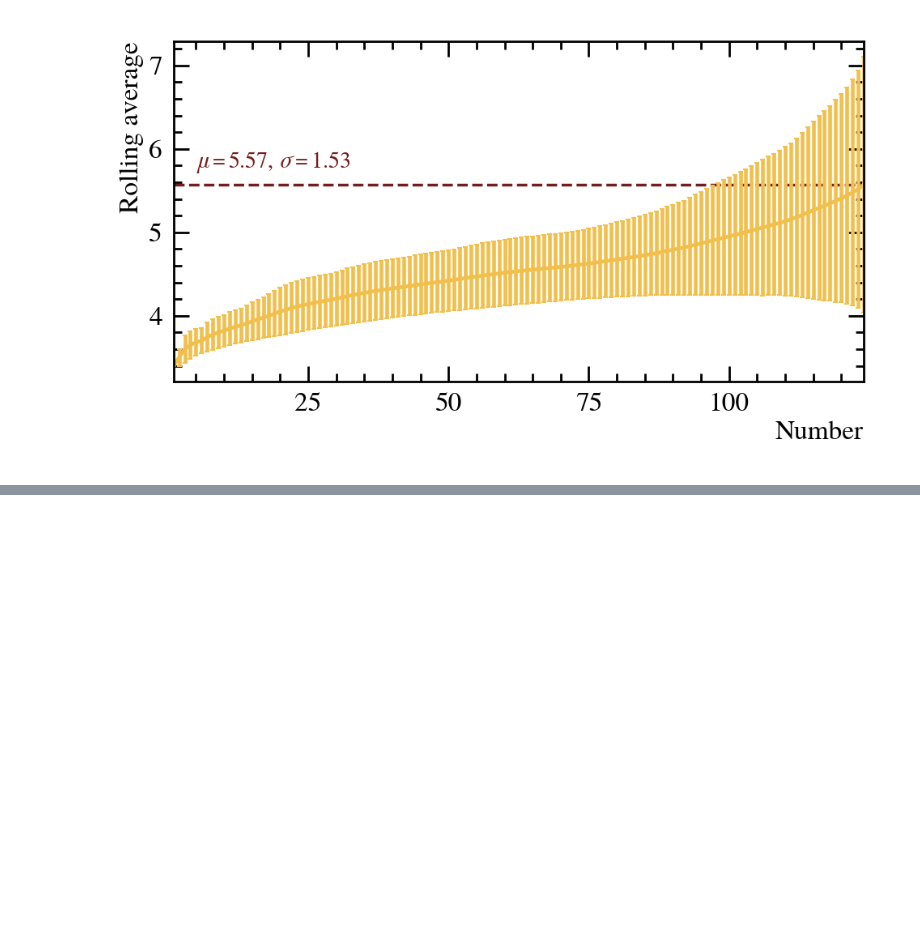
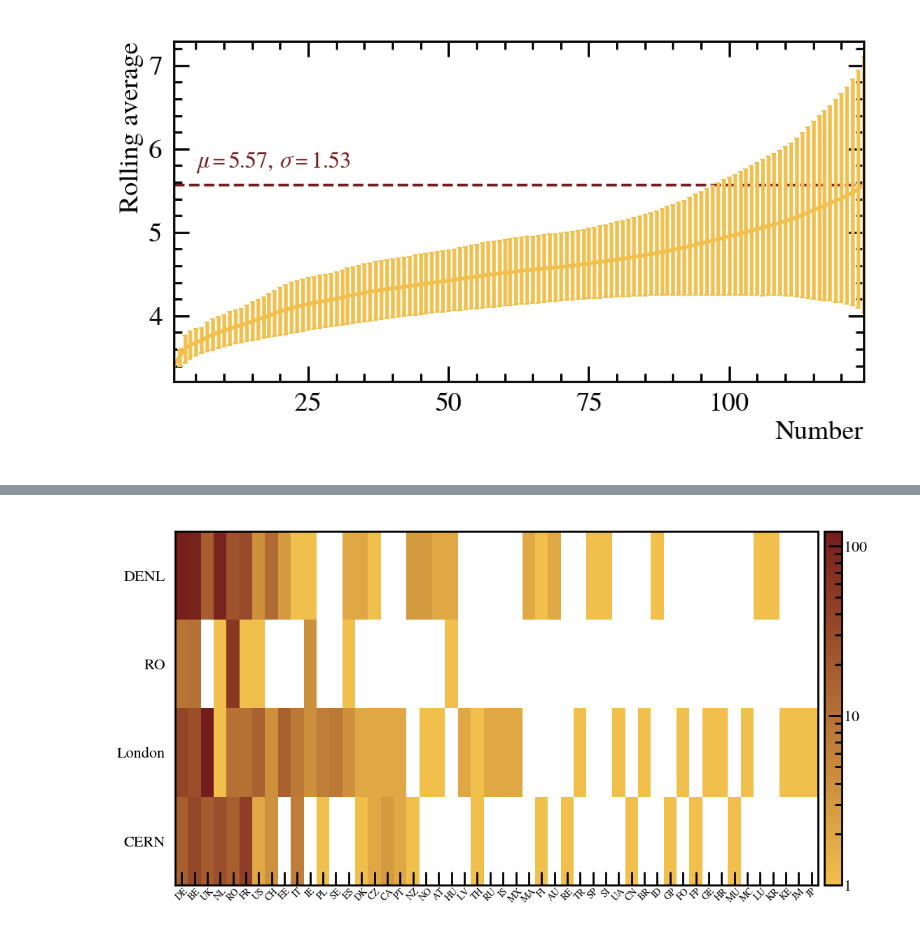
Before and after one commit to RDMoise/many-beers, a Jupyter notebook: studyBeers.ipynb, the cells around one changed output, grey strips where cells are left out. Cells and saved outputs as stored; diff of their text form; code cells hidden in the pictures; blank space fills up the shorter version.

```diff
--- a/studyBeers.ipynb
+++ b/studyBeers.ipynb
@@ -227,0 +238,10 @@ plt.show()
+# %%
+mBefore = [pd.isna(x) or (x.date() - dt.date(2018,1,1)).days < 0 for x in df['Date']]
+mAfter = [pd.notna(x) and (x.date() - dt.date(2018,1,1)).days > 0 for x in df['Date']]
+d = df[mAfter]
+d['Timestamp'] = [x.timestamp() for x in d['Date']]
+
+dates = [dt.datetime(2018,3,27,0,0), dt.datetime(2019,9,26,0,0), dt.datetime(2020,12,8,0,0), dt.datetime(2021,6,27,0,0), dt.datetime(2022,1,27,0,0), dt.datetime(2025,1,1,0,0)]
+timestamps = [x.timestamp() for x in dates]
+locations = ['CERN', 'London', 'RO', 'London', 'DENL']
+d['Location'] = pd.cut(d['Timestamp'], bins=timestamps, labels=locations, ordered=False)
@@ -227,0 +259,27 @@ plt.show()
+# %%
+counts = d['Country'].value_counts()
+d = d[d['Country'].isin(counts.index)].sort_values(by='Country', key=lambda x: x.map(counts), ascending=False)
+
+xtab = pd.crosstab(d.Location, d.Country)
+xtab = xtab[xtab.sum().sort_values(ascending=False).index].reindex(['CERN','London','RO','DENL'][::-1])
+fig, ax = plt.subplots(figsize=(18*.6,9*.6), layout='constrained')
+plt.margins(x=0)
+im = ax.imshow(xtab, aspect='auto', rasterized=True, norm=LogNorm(),
+              cmap=LinearSegmentedColormap.from_list("beer",colors=['#f1bf4b','#751d1d']))
+locs = xtab.index.tolist()
+countries = xtab.columns.tolist()
+
+# Set axis labels and tick positions
+plt.yticks(range(len(locs)), locs)
+applyUniformFont(ax,16)
+plt.xticks(range(len(countries)), countries, rotation=45, fontsize=10)
+plt.minorticks_off()
+plt.tick_params(axis='x', pad=1),
+plt.tick_params(axis='both', top=False,right=False, left=False)
+
+cbar = fig.colorbar(im, shrink=1., pad=.01)
+cbar.ax.tick_params(axis='both', pad=1)
+applyUniformFont(cbar.ax,16)
+plt.show()
+# %% [output]
+[figure, added]
```
Also changed, not shown: parts of 7 cells of this notebook, 10 other files.
